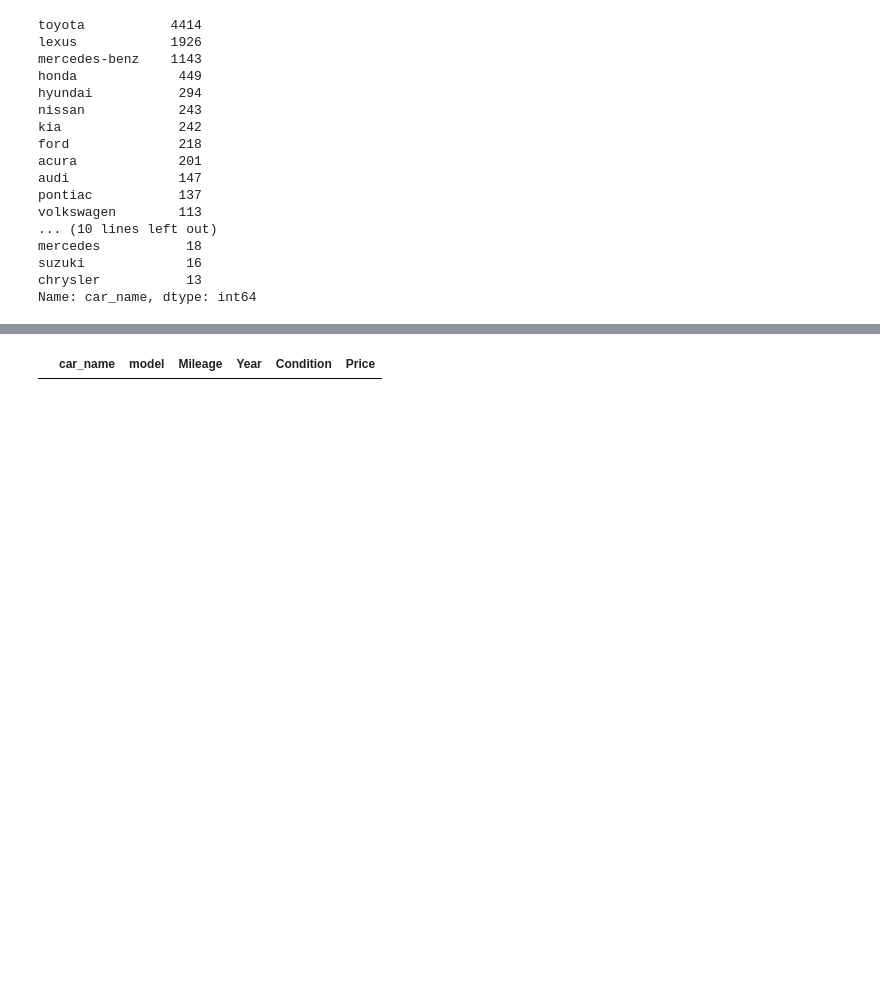
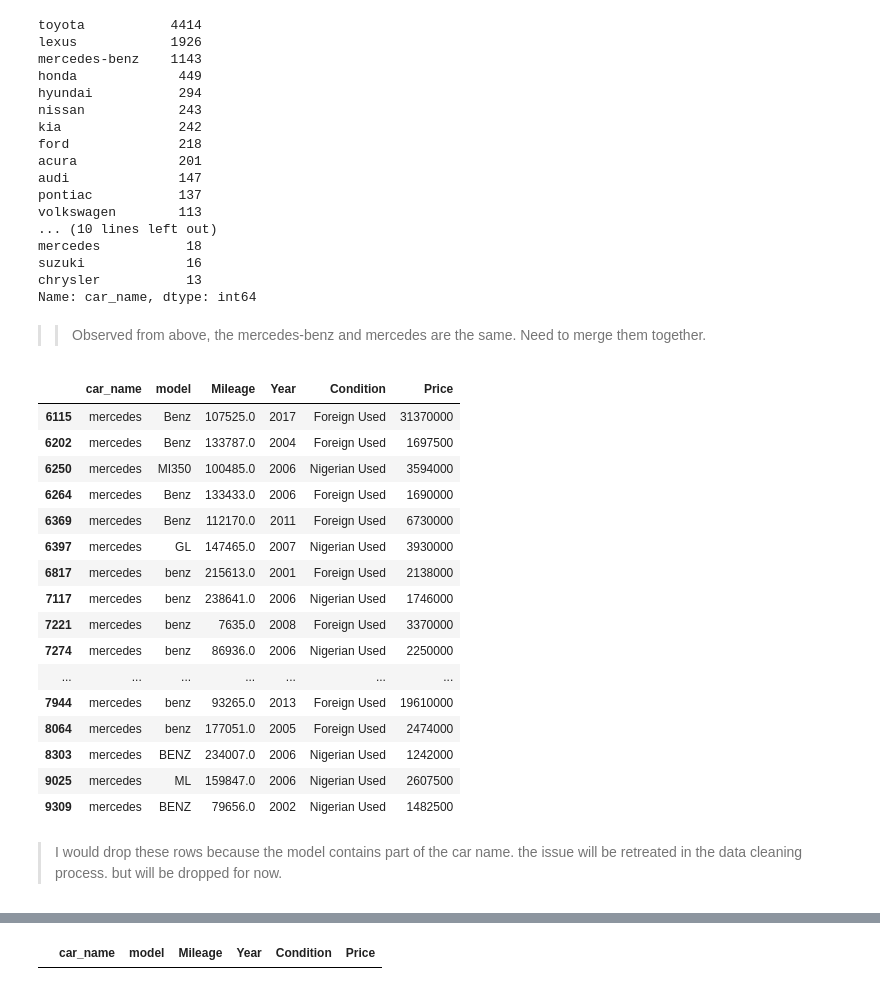
Before and after one commit to dewaleofficial/Car-Price-Prediction, a Jupyter notebook: ML_models/ML_models.ipynb, the cells around one changed output, grey strips where cells are left out. Cells and saved outputs as stored; diff of their text form; code cells hidden in the pictures; blank space fills up the shorter version.

```diff
--- a/ML_models/ML_models.ipynb
+++ b/ML_models/ML_models.ipynb
@@ -43,3 +44,28 @@ mercedes           18
 suzuki             16
 chrysler           13
 Name: car_name, dtype: int64
+# %% [markdown]
+>> Observed from above, the mercedes-benz and mercedes are the same. Need to merge them together.
+# %%
+car_data[car_data['car_name'] == 'mercedes']
+# %% [output]
+|  | car_name | model | Mileage | Year | Condition | Price |
+| 6115 | mercedes | Benz | 107525.0 | 2017 | Foreign Used | 31370000 |
+| 6202 | mercedes | Benz | 133787.0 | 2004 | Foreign Used | 1697500 |
+| 6250 | mercedes | MI350 | 100485.0 | 2006 | Nigerian Used | 3594000 |
+| 6264 | mercedes | Benz | 133433.0 | 2006 | Foreign Used | 1690000 |
+| 6369 | mercedes | Benz | 112170.0 | 2011 | Foreign Used | 6730000 |
+| 6397 | mercedes | GL | 147465.0 | 2007 | Nigerian Used | 3930000 |
+| 6817 | mercedes | benz | 215613.0 | 2001 | Foreign Used | 2138000 |
+| 7117 | mercedes | benz | 238641.0 | 2006 | Nigerian Used | 1746000 |
+| 7221 | mercedes | benz | 7635.0 | 2008 | Foreign Used | 3370000 |
+| 7274 | mercedes | benz | 86936.0 | 2006 | Nigerian Used | 2250000 |
+| ... | ... | ... | ... | ... | ... | ... |
+| 7944 | mercedes | benz | 93265.0 | 2013 | Foreign Used | 19610000 |
+| 8064 | mercedes | benz | 177051.0 | 2005 | Foreign Used | 2474000 |
+| 8303 | mercedes | BENZ | 234007.0 | 2006 | Nigerian Used | 1242000 |
+| 9025 | mercedes | ML | 159847.0 | 2006 | Nigerian Used | 2607500 |
+| 9309 | mercedes | BENZ | 79656.0 | 2002 | Nigerian Used | 1482500 |
+# %% [markdown]
+> I would drop these rows because the model contains part of the car name. the issue will be retreated in the data cleaning process.
+but will be dropped for now.
```
Also changed, not shown: parts of 17 cells of this notebook.
